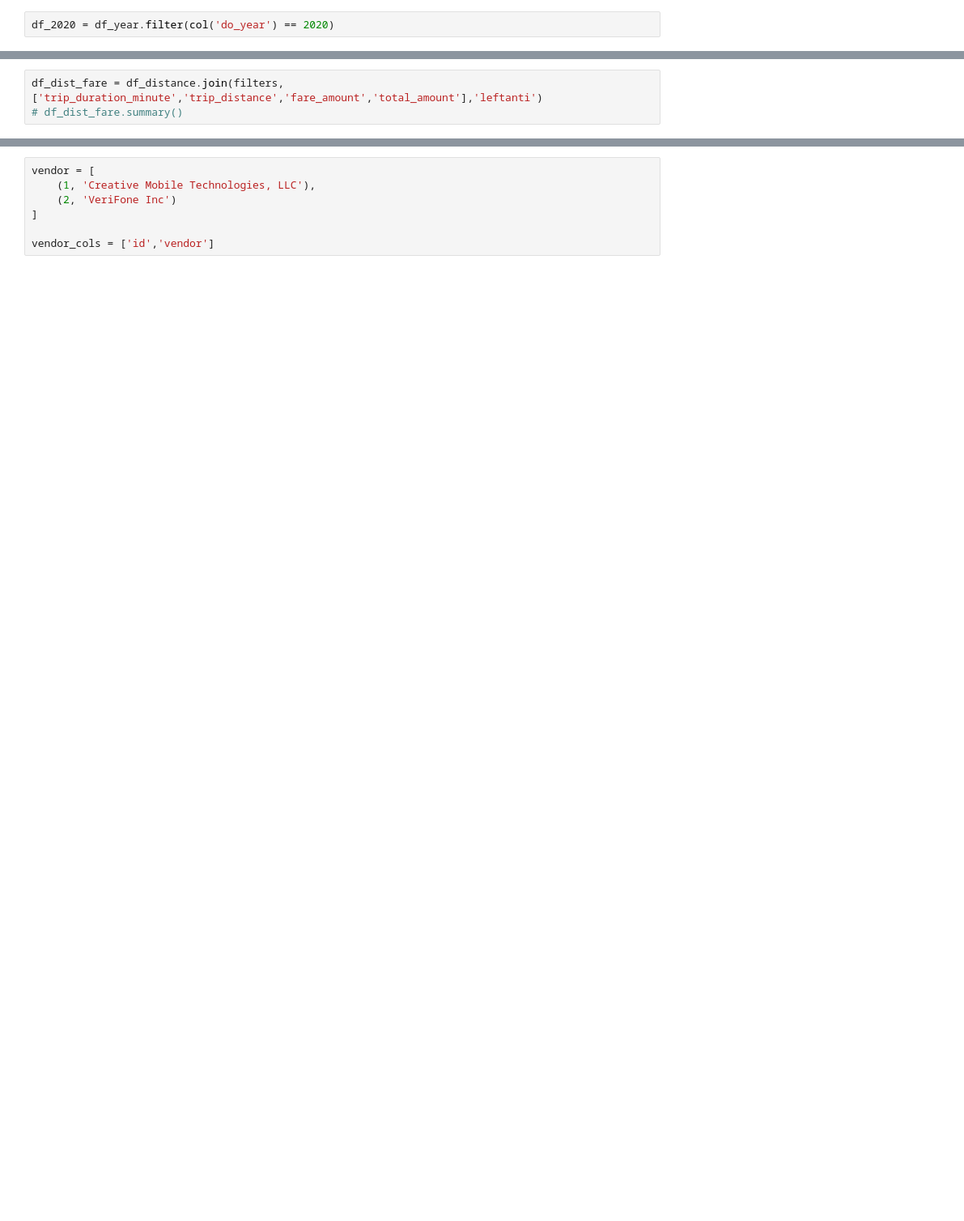
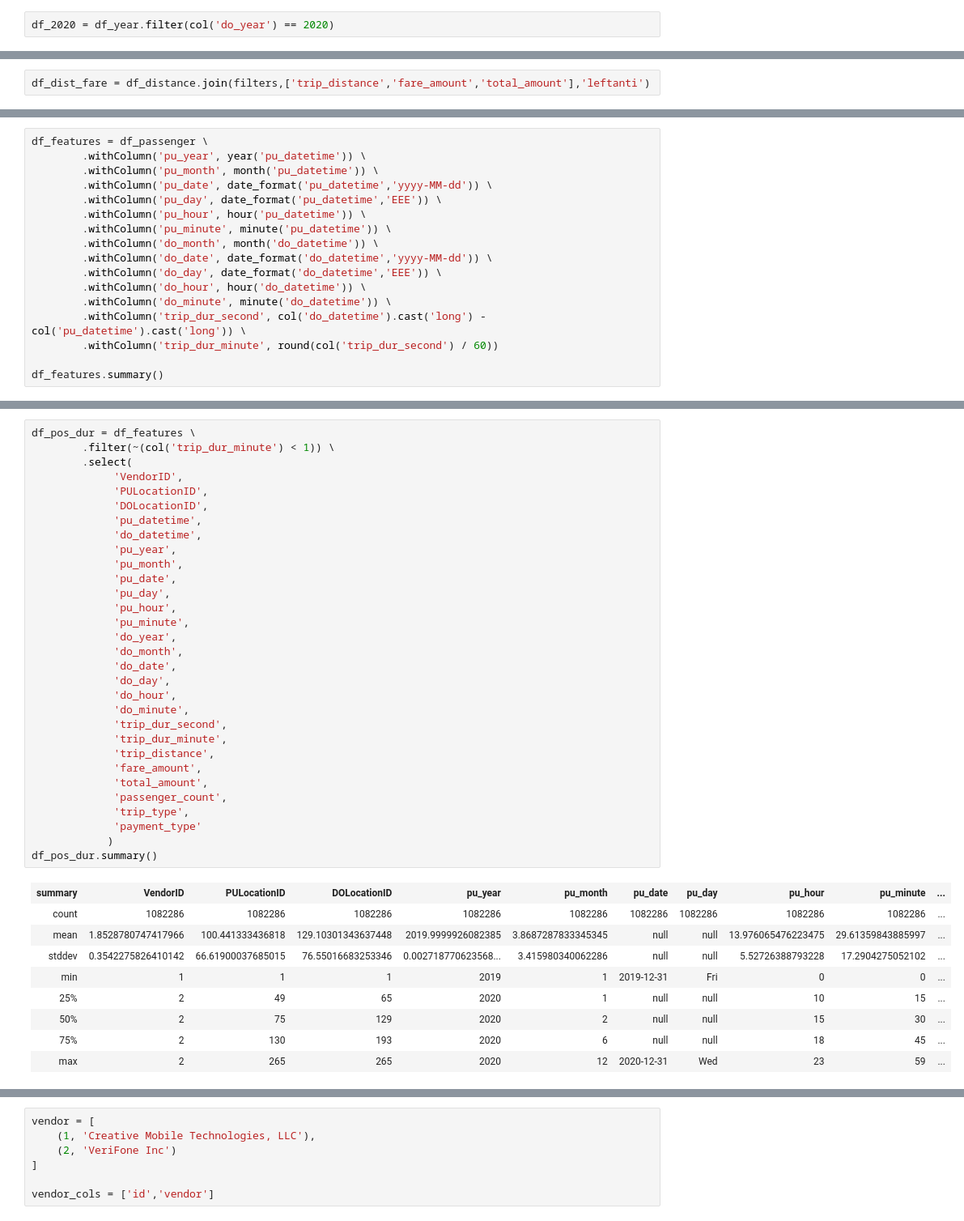
Before and after one commit to thomaspanji/nyc-taxi, a Jupyter notebook: NYC Green Taxi.ipynb, the cells around one changed output, grey strips where cells are left out. Shown at 81% size. Drawn from its saved outputs; the diff is of its cells as text; blank space fills up the shorter version.

```diff
--- a/NYC Green Taxi.ipynb
+++ b/NYC Green Taxi.ipynb
@@ -564,3 +441,2 @@ I filtered the records based on `trip_distance` and `fare_amount` because I saw
 # %%
-df_dist_fare = df_distance.join(filters,['trip_duration_minute','trip_distance','fare_amount','total_amount'],'leftanti')
-# df_dist_fare.summary()
+df_dist_fare = df_distance.join(filters,['trip_distance','fare_amount','total_amount'],'leftanti')
@@ -618,0 +480,17 @@ df_final = df_passenger \
+# %%
+df_features = df_passenger \
+        .withColumn('pu_year', year('pu_datetime')) \
+        .withColumn('pu_month', month('pu_datetime')) \
+        .withColumn('pu_date', date_format('pu_datetime','yyyy-MM-dd')) \
+        .withColumn('pu_day', date_format('pu_datetime','EEE')) \
+        .withColumn('pu_hour', hour('pu_datetime')) \
+        .withColumn('pu_minute', minute('pu_datetime')) \
+        .withColumn('do_month', month('do_datetime')) \
+        .withColumn('do_date', date_format('do_datetime','yyyy-MM-dd')) \
+        .withColumn('do_day', date_format('do_datetime','EEE')) \
+        .withColumn('do_hour', hour('do_datetime')) \
+        .withColumn('do_minute', minute('do_datetime')) \
+        .withColumn('trip_dur_second', col('do_datetime').cast('long') - col('pu_datetime').cast('long')) \
+        .withColumn('trip_dur_minute', round(col('trip_dur_second') / 60))
+
+df_features.summary()
@@ -618,0 +535,41 @@ df_final = df_passenger \
+# %%
+df_pos_dur = df_features \
+        .filter(~(col('trip_dur_minute') < 1)) \
+        .select(
+             'VendorID',
+             'PULocationID',
+             'DOLocationID',
+             'pu_datetime',
+             'do_datetime',
+             'pu_year',
+             'pu_month',
+             'pu_date',
+             'pu_day',
+             'pu_hour',
+             'pu_minute',
+             'do_year',
+             'do_month',
+             'do_date',
+             'do_day',
+             'do_hour',
+             'do_minute',
+             'trip_dur_second',
+             'trip_dur_minute',
+             'trip_distance',
+             'fare_amount',
+             'total_amount',
+             'passenger_count',
+             'trip_type',
+             'payment_type'
+            )
+df_pos_dur.summary()
+# %% [output]
+| summary | VendorID | PULocationID | DOLocationID | pu_year | pu_month | pu_date | pu_day | pu_hour | pu_minute | ... |
+| count | 1082286 | 1082286 | 1082286 | 1082286 | 1082286 | 1082286 | 1082286 | 1082286 | 1082286 | ... |
+| mean | 1.8528780747417966 | 100.441333436818 | 129.10301343637448 | 2019.9999926082385 | 3.8687287833345345 | null | null | 13.976065476223475 | 29.61359843885997 | ... |
+| stddev | 0.3542275826410142 | 66.61900037685015 | 76.55016683253346 | 0.002718770623568... | 3.415980340062286 | null | null | 5.52726388793228 | 17.2904275052102 | ... |
+| min | 1 | 1 | 1 | 2019 | 1 | 2019-12-31 | Fri | 0 | 0 | ... |
+| 25% | 2 | 49 | 65 | 2020 | 1 | null | null | 10 | 15 | ... |
+| 50% | 2 | 75 | 129 | 2020 | 2 | null | null | 15 | 30 | ... |
+| 75% | 2 | 130 | 193 | 2020 | 6 | null | null | 18 | 45 | ... |
+| max | 2 | 265 | 265 | 2020 | 12 | 2020-12-31 | Wed | 23 | 59 | ... |
```
Also changed, not shown: parts of 75 cells of this notebook, 1 other file.
